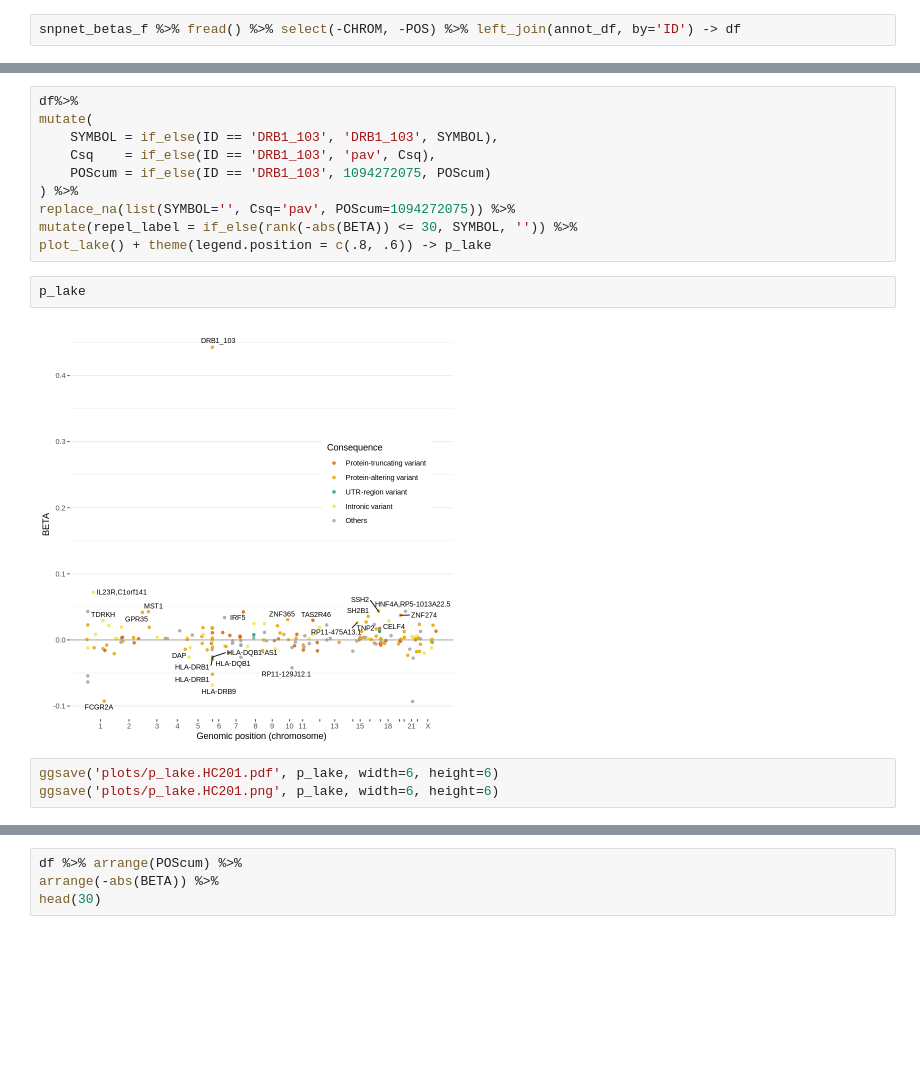
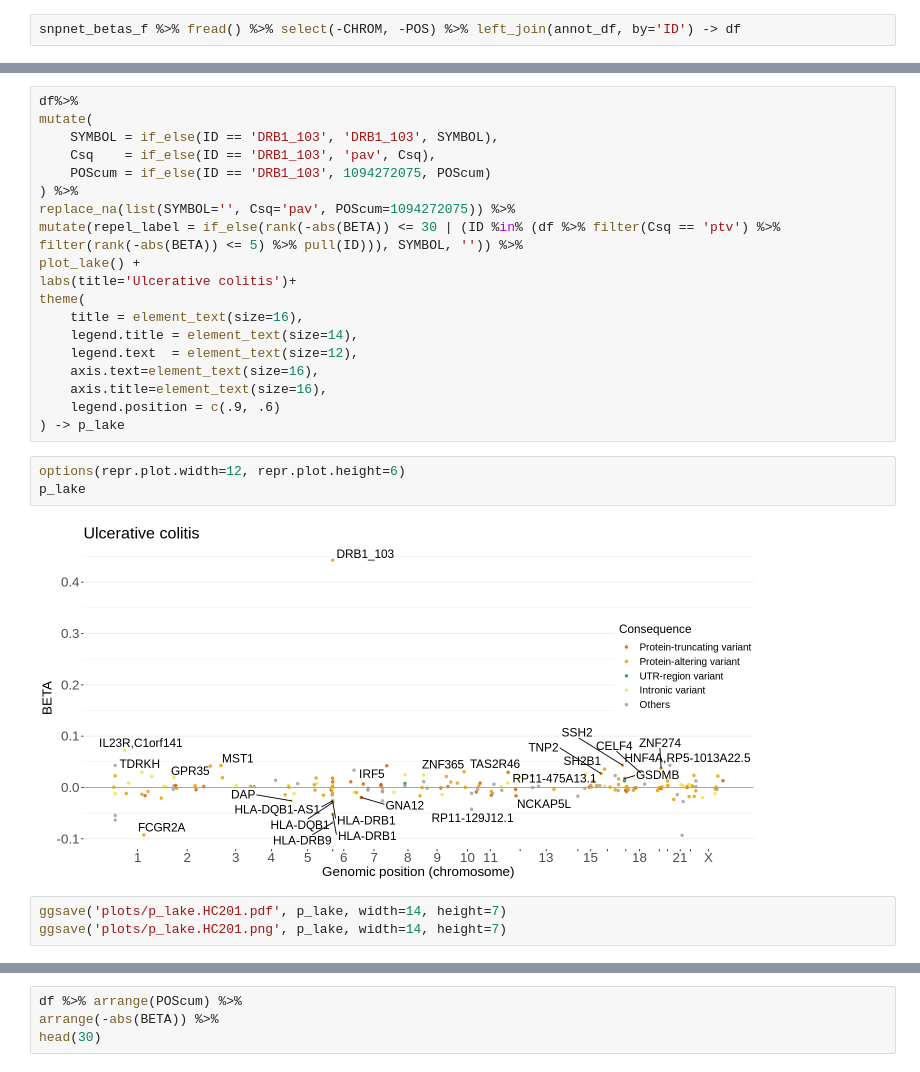
Before and after one commit to rivas-lab/PRS, a Jupyter notebook: src/202009_batch/10_lake_HC201.ipynb, the cells around one changed output, grey strips where cells are left out. Saved outputs shown, nothing was run; the diff lists cells and outputs as text; blank space fills up the shorter version.

Commit message:
add plots for ASHG video

```diff
--- a/src/202009_batch/10_lake_HC201.ipynb
+++ b/src/202009_batch/10_lake_HC201.ipynb
@@ -24,12 +49,22 @@ mutate(
     POScum = if_else(ID == 'DRB1_103', 1094272075, POScum)
 ) %>%
 replace_na(list(SYMBOL='', Csq='pav', POScum=1094272075)) %>%
-mutate(repel_label = if_else(rank(-abs(BETA)) <= 30, SYMBOL, '')) %>%
-plot_lake() + theme(legend.position = c(.8, .6)) -> p_lake
+mutate(repel_label = if_else(rank(-abs(BETA)) <= 30 | (ID %in% (df %>% filter(Csq == 'ptv') %>% filter(rank(-abs(BETA)) <= 5) %>% pull(ID))), SYMBOL, '')) %>%
+plot_lake() +
+labs(title='Ulcerative colitis')+
+theme(
+    title = element_text(size=16),
+    legend.title = element_text(size=14),
+    legend.text  = element_text(size=12),
+    axis.text=element_text(size=16),
+    axis.title=element_text(size=16),
+    legend.position = c(.9, .6)
+) -> p_lake
-# %%
-p_lake
-# %% [output]
-[figure, removed]
+# %%
+options(repr.plot.width=12, repr.plot.height=6)
+p_lake
+# %% [output]
+[figure, added]
 # %%
-ggsave('plots/p_lake.HC201.pdf', p_lake, width=6, height=6)
-ggsave('plots/p_lake.HC201.png', p_lake, width=6, height=6)
+ggsave('plots/p_lake.HC201.pdf', p_lake, width=14, height=7)
+ggsave('plots/p_lake.HC201.png', p_lake, width=14, height=7)
```
Also changed, not shown: parts of 6 cells of this notebook, 23 other files.
